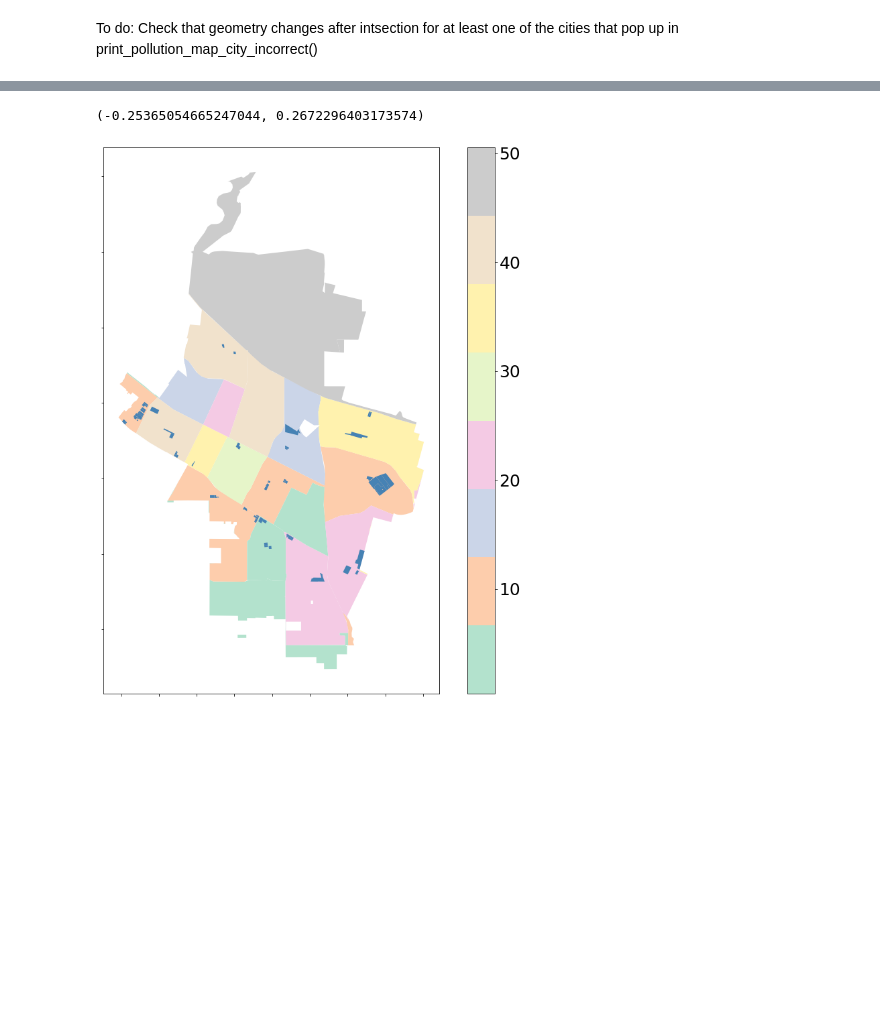
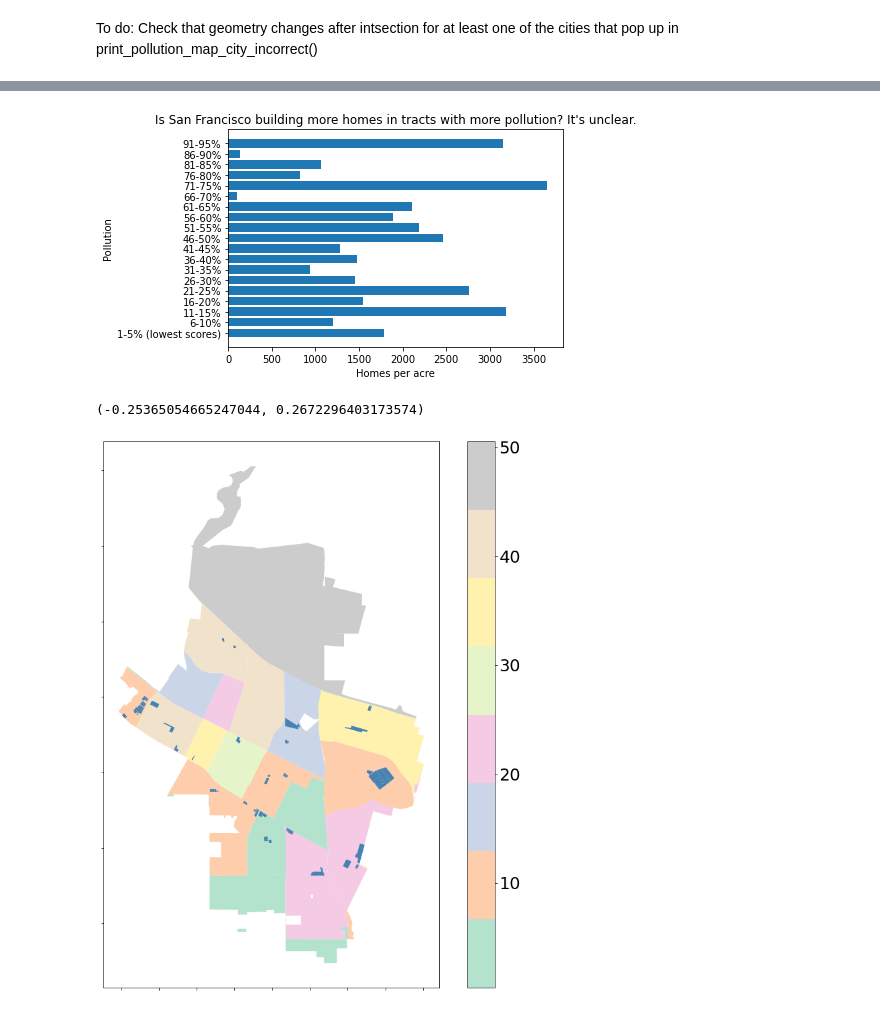
Before and after one commit to sdamerdji/fair_housing_elements, a Jupyter notebook: utils.ipynb, the cells around one changed output, grey strips where cells are left out. Drawn from its saved outputs; the diff is of its cells as text; code cells hidden in the pictures; blank space fills up the shorter version.

```diff
--- a/utils.ipynb
+++ b/utils.ipynb
@@ -163,0 +155,3 @@ tracts_LA.groupby('Pctl_Range').agg({'realcap': sum})
+# %%
+realcap_by_pctl = tracts_SF.groupby('Pctl_Range').agg({'realcap': sum})
+realcap_by_pctl.sort_index(axis=0, key=lambda x: [int(v[0]) for v in x.str.split('-')], inplace=True)
@@ -164,3 +179,11 @@ tracts_LA.groupby('Pctl_Range').agg({'realcap': sum})
+# %%
+plt.barh(realcap_by_pctl.index, realcap_by_pctl.realcap)
+plt.xlabel("Homes per acre")
+plt.ylabel("Pollution")
+plt.title("Is San Francisco building more homes in tracts with more pollution? It's unclear.")
+plt.show()
+# %% [output]
+[figure, added]
 # %%
 def score_correlation(city, cycle):
     assert cycle in [4, 5]
```
Also changed, not shown: parts of 9 cells of this notebook.
